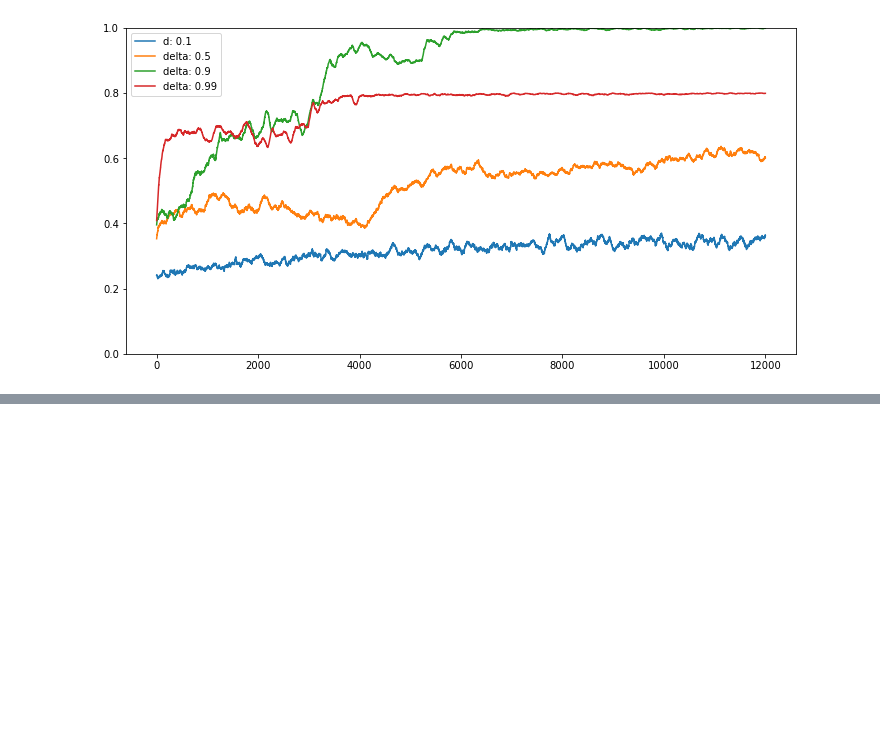
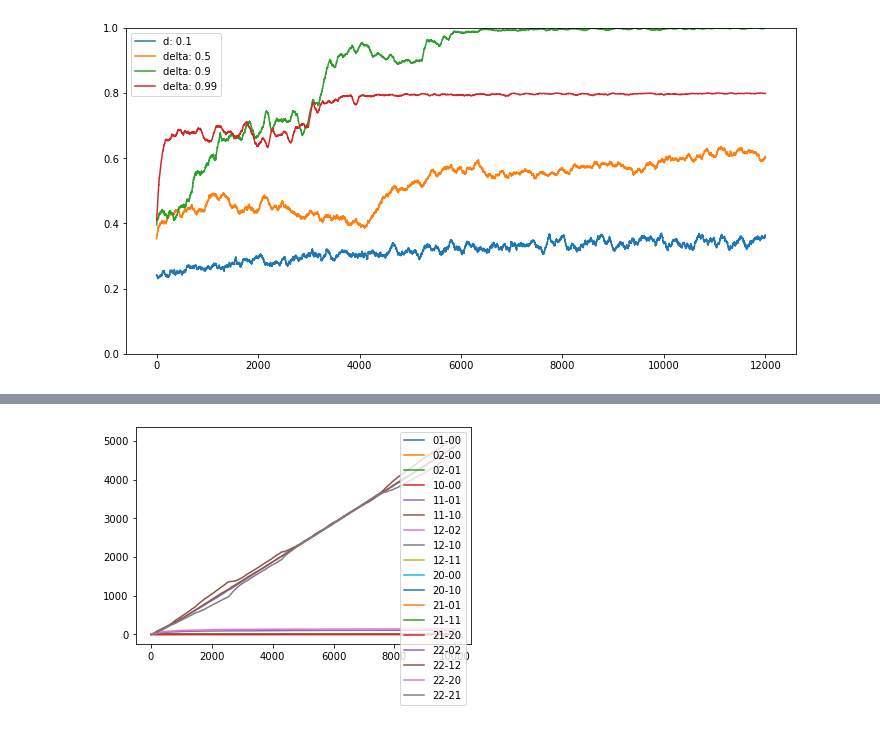
Before and after one commit to MartenThompson/rl-nim, a Jupyter notebook: code/visualization.ipynb, the cells around one changed output, grey strips where cells are left out. Drawn from its saved outputs; the diff is of its cells as text; code cells hidden in the pictures; blank space fills up the shorter version.

```diff
--- a/code/visualization.ipynb
+++ b/code/visualization.ipynb
@@ -856,0 +869,5 @@ plt.show()
+# %%
+aggressive_lamb.plot()
+plt.show()
+# %% [output]
+[figure, added]
```
Also changed, not shown: parts of 7 cells of this notebook, 9 other files.
